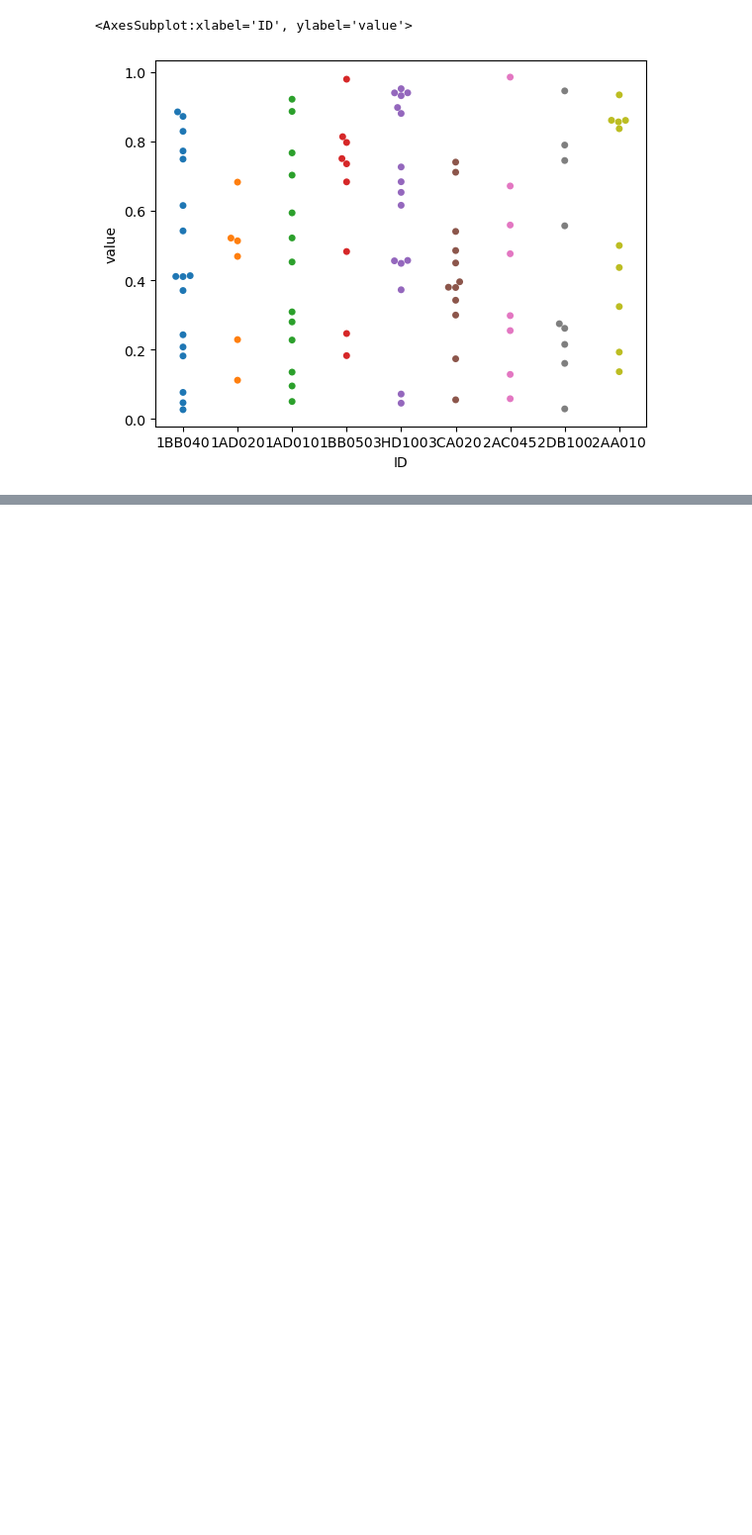
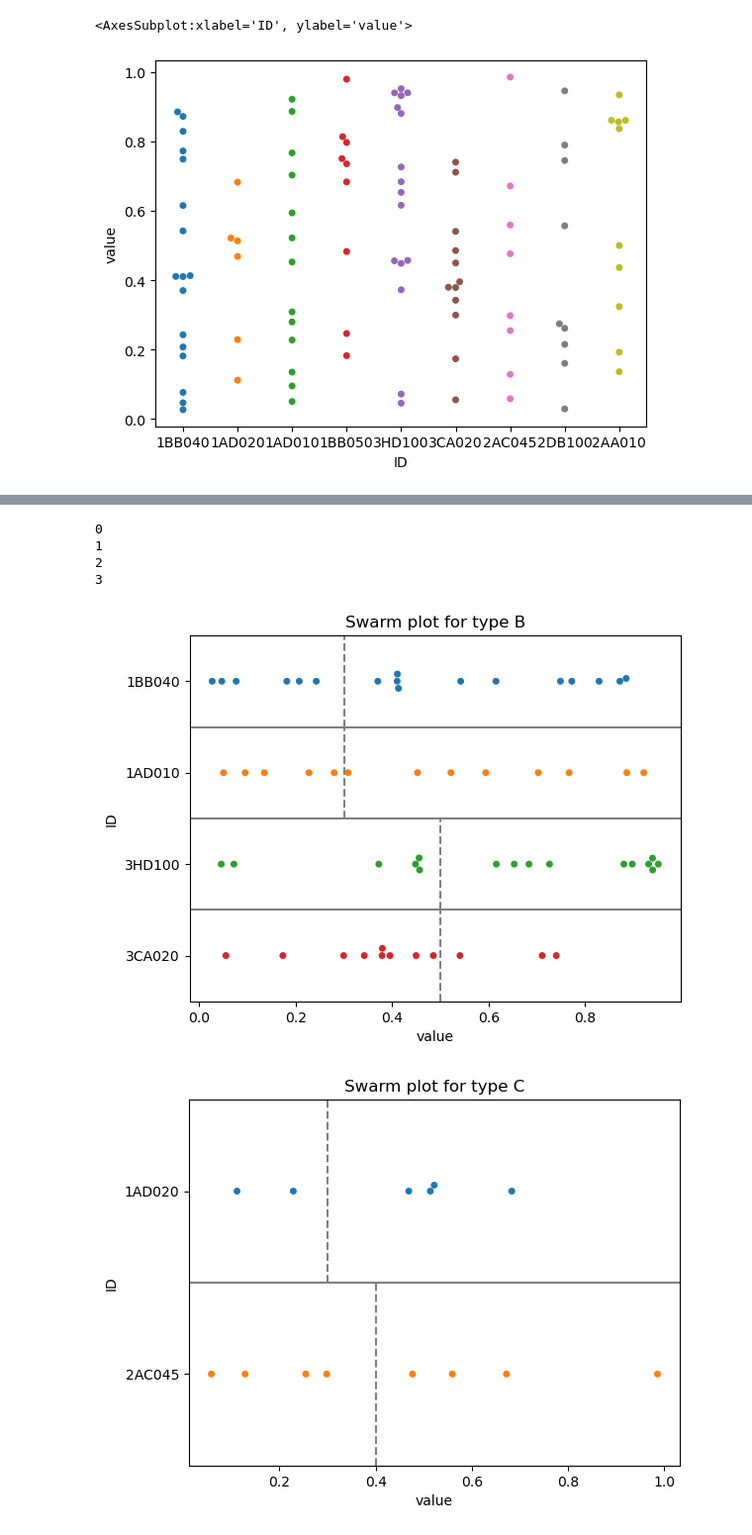
Before and after one commit to toole2525/analyze-output, a Jupyter notebook: graph.ipynb, the cells around one changed output, grey strips where cells are left out. Shown at 99% size. Cells and saved outputs as stored; diff of their text form; code cells hidden in the pictures; blank space fills up the shorter version.

Commit message:
making graph2

```diff
--- a/graph.ipynb
+++ b/graph.ipynb
@@ -104,5 +64,46 @@ TypeError: unsupported operand type(s) for -: 'str' and 'float'
 # %%
 ID = ['1BB040', '1AD020', '1AD010', '1BB050', '3HD100', '3CA020','2AC045', '2DB100', '2AA010']
-th = {}
+val = []
 for id in ID:
-    th[id] = 0.3
+    if id[0] == '1':
+        val.append(0.3)
+    elif id[0] == '2':
+        val.append(0.4)
+    else:
+        val.append(0.5)
+th = {
+    'ID':ID,
+    'threshold':val
+}
+df_threshold = pd.DataFrame(th)
+# %%
+for i, id in enumerate(df[df['type']=='B']['ID'].unique()):
+    print(i)
+# %% [output]
+0
+1
+2
+3
+# %%
+def create_swarm_plot(data, th):
+    types = data['type'].unique()
+    for t in types:
+        plt.figure()
+        ax = sns.swarmplot(x='value', y='ID', hue='ID', data=data[data['type'] == t], orient='h')
+        ax.legend_.remove()
+        plt.title(f'Swarm plot for type {t}')
+        n = len(data[data['type'] == t]['ID'].unique())
+        for i, id in enumerate(data[data['type']==t]['ID'].unique()):
+            ax.axvline(
+                x=df_threshold.loc[df_threshold['ID']==id,'threshold'].item(),
+                ymin=1-1/n*(i+1),
+                ymax=1-1/n*i,
+                linestyle='--',
+                color='grey')
+        for i in range(n-1):
+            ax.axhline(y=i+0.5, color='grey', linestyle='solid')
+    plt.show()
+create_swarm_plot(df, th)
+# %% [output]
+[figure, added]
+[figure, added]
```
Also changed, not shown: parts of 4 cells of this notebook.
